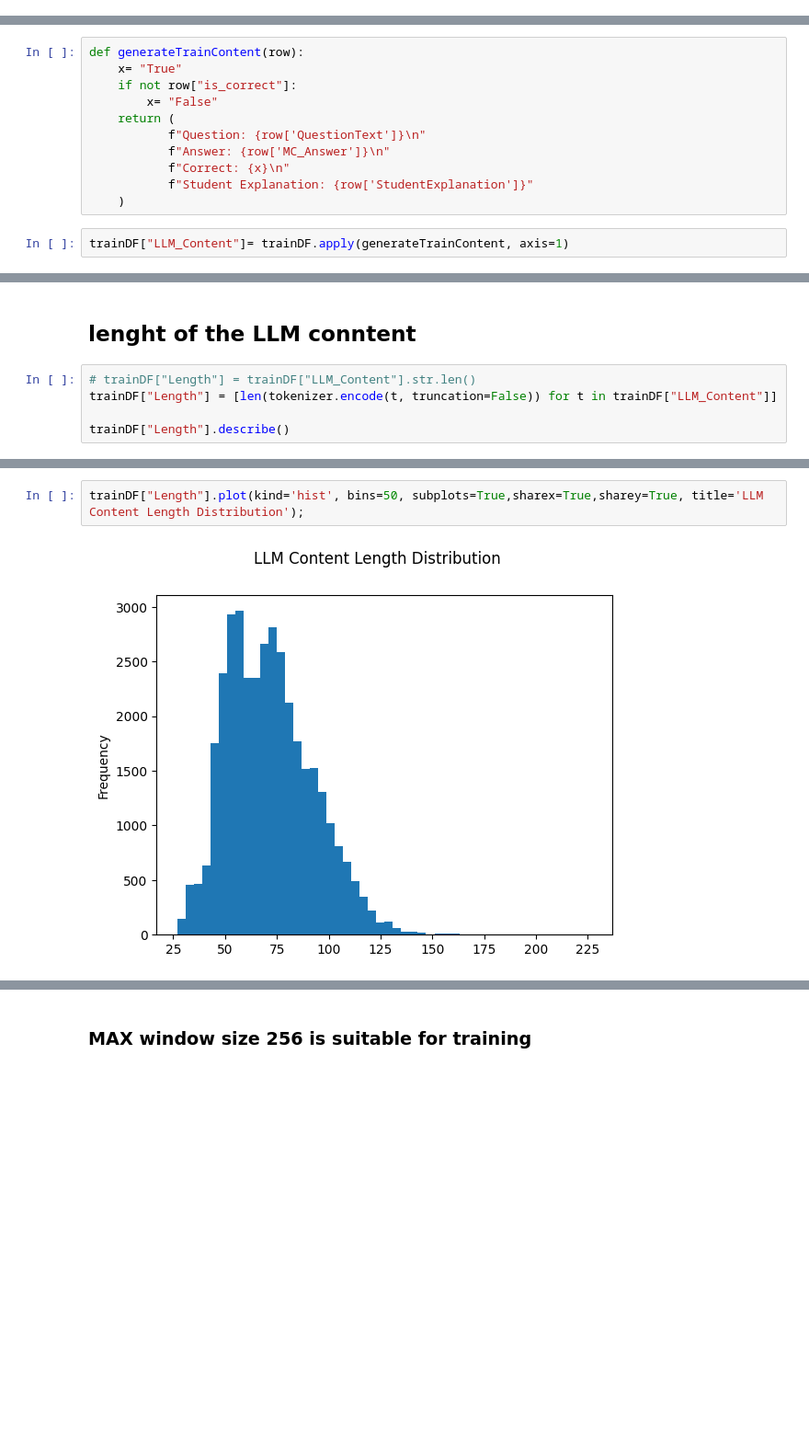
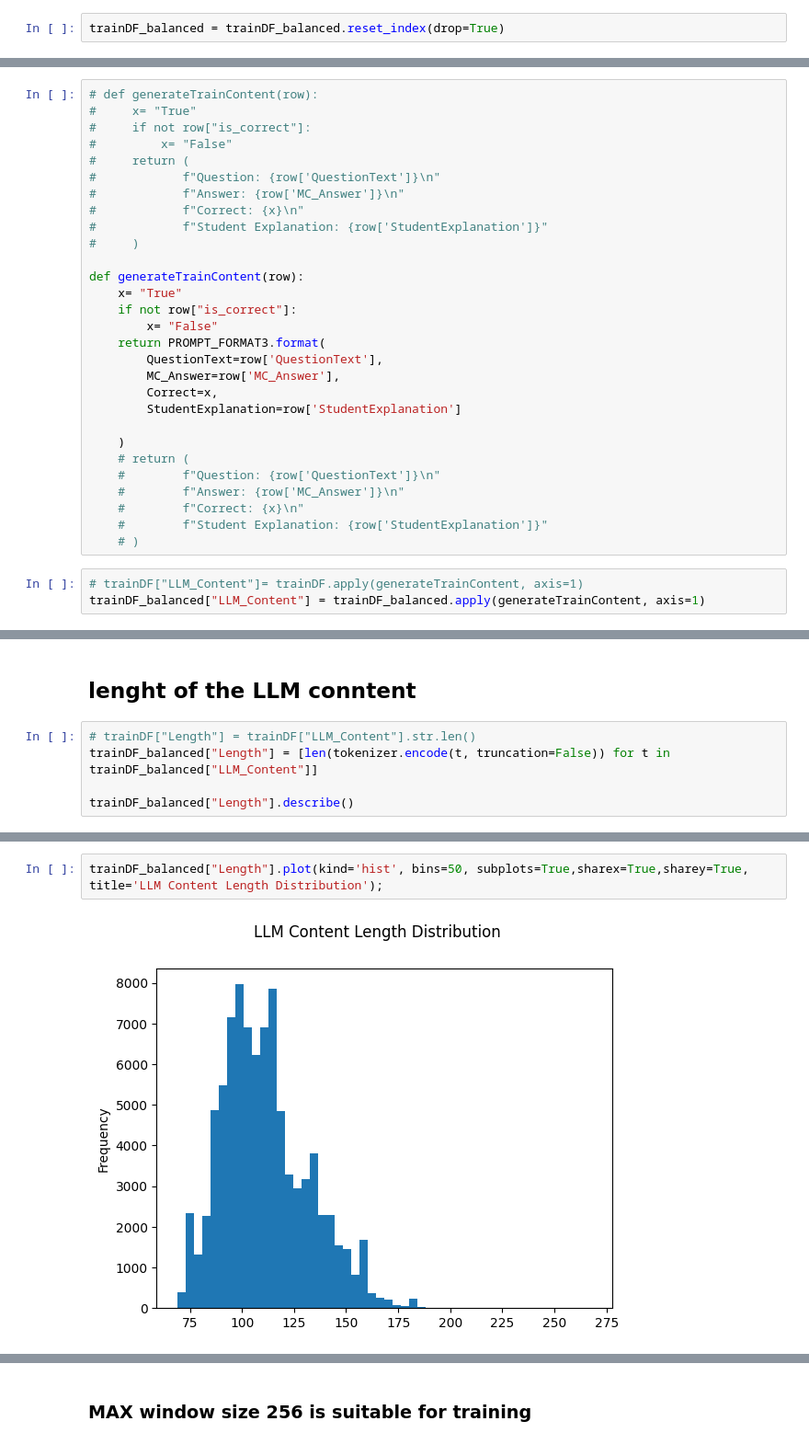
Before and after one commit to johnsonhk88/kaggle-Competition-MAP-Charting-Student-Math-Misunderstandings, a Jupyter notebook: src/student-math-misunderstand-by-llm-training.ipynb, the cells around one changed output, grey strips where cells are left out. Shown at 92% size. Cells and saved outputs as stored; diff of their text form; blank space fills up the shorter version.

Commit message:
feat: add dataset and notebooks for student math misunderstandings analysis training and inference

```diff
--- a/src/student-math-misunderstand-by-llm-training.ipynb
+++ b/src/student-math-misunderstand-by-llm-training.ipynb
@@ -717,0 +941,2 @@ clearMemory()
+# %%
+trainDF_balanced = trainDF_balanced.reset_index(drop=True)
@@ -851,16 +1160,35 @@ trainDF
 # %%
+# def generateTrainContent(row):
+#     x= "True"
+#     if not row["is_correct"]:
+#         x= "False"
+#     return (
+#            f"Question: {row['QuestionText']}\n"
+#            f"Answer: {row['MC_Answer']}\n"
+#            f"Correct: {x}\n"
+#            f"Student Explanation: {row['StudentExplanation']}"
+#     )
+
 def generateTrainContent(row):
     x= "True"
     if not row["is_correct"]:
         x= "False"
-    return (
-           f"Question: {row['QuestionText']}\n"
-           f"Answer: {row['MC_Answer']}\n"
-           f"Correct: {x}\n"
-           f"Student Explanation: {row['StudentExplanation']}"
+    return PROMPT_FORMAT3.format(
+        QuestionText=row['QuestionText'],
+        MC_Answer=row['MC_Answer'],
+        Correct=x,
+        StudentExplanation=row['StudentExplanation']
+
     )
+    # return (
+    #        f"Question: {row['QuestionText']}\n"
+    #        f"Answer: {row['MC_Answer']}\n"
+    #        f"Correct: {x}\n"
+    #        f"Student Explanation: {row['StudentExplanation']}"
+    # )
 # %%
-trainDF["LLM_Content"]= trainDF.apply(generateTrainContent, axis=1)
+# trainDF["LLM_Content"]= trainDF.apply(generateTrainContent, axis=1)
+trainDF_balanced["LLM_Content"] = trainDF_balanced.apply(generateTrainContent, axis=1)
 # %%
 testDF["LLM_Content"]= testDF.apply(generateTrainContent, axis=1)
 # %%
@@ -882,7 +1220,7 @@ Student Explanation: I think that 1/3 is the answer, as it's the simplest form o
 ## lenght of the LLM conntent
 # %%
 # trainDF["Length"] = trainDF["LLM_Content"].str.len()
-trainDF["Length"] = [len(tokenizer.encode(t, truncation=False)) for t in trainDF["LLM_Content"]]
+trainDF_balanced["Length"] = [len(tokenizer.encode(t, truncation=False)) for t in trainDF_balanced["LLM_Content"]]
 
-trainDF["Length"].describe()
+trainDF_balanced["Length"].describe()
 # %% [output]
@@ -897,7 +1235,7 @@ max        227.000000
 Name: Length, dtype: float64
 # %%
-trainDF["Length"].plot(kind='hist', bins=50, subplots=True,sharex=True,sharey=True, title='LLM Content Length Distribution');
+trainDF_balanced["Length"].plot(kind='hist', bins=50, subplots=True,sharex=True,sharey=True, title='LLM Content Length Distribution');
 # %% [output]
-[figure, old version]
+[figure, new version]
 # %%
 MAX_LEN = 256 #512
```
Also changed, not shown: parts of 79 cells of this notebook, 2 other files.
